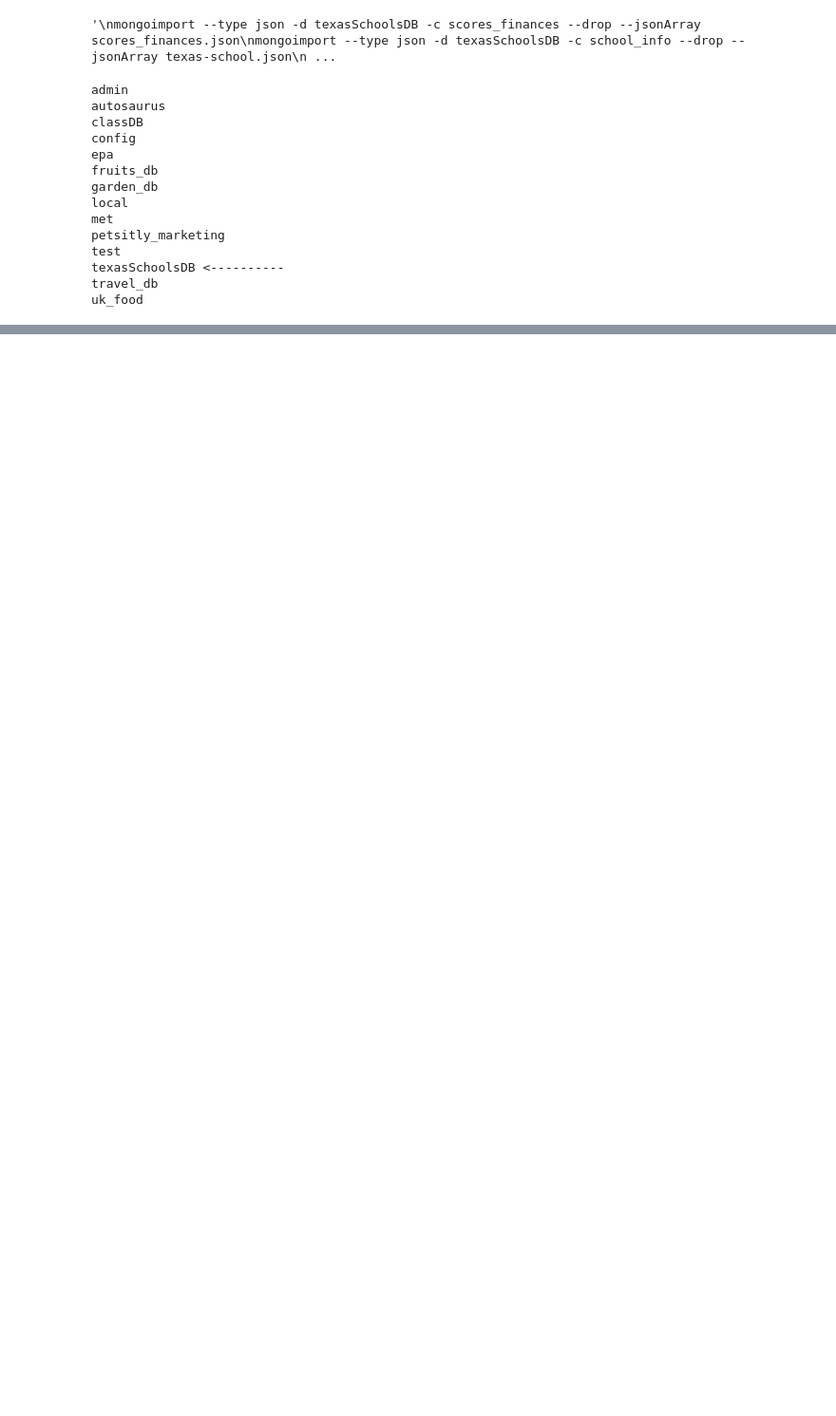
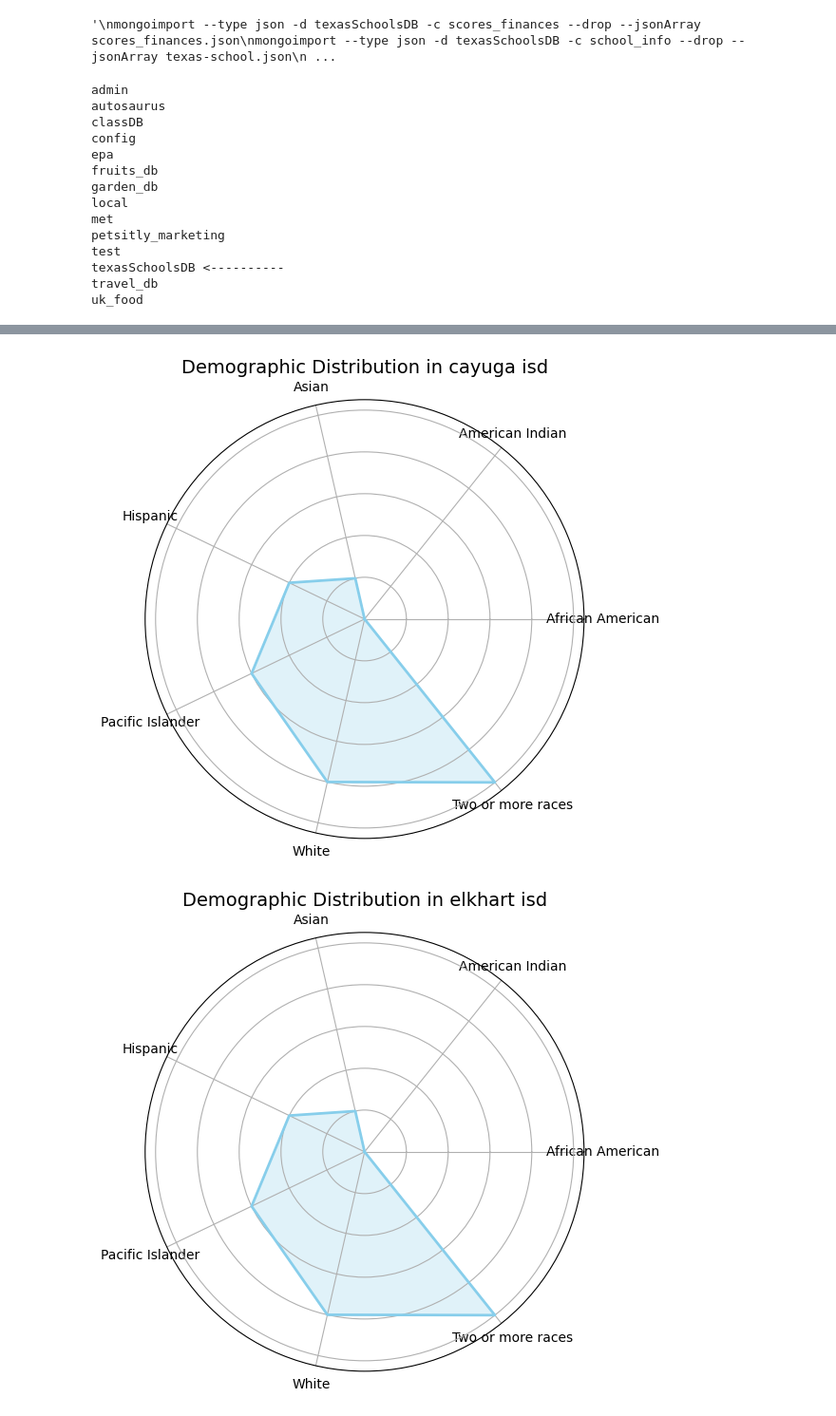
Before and after one commit to mariahmclelan/TexasISDs_Geolocations, a Jupyter notebook: mongomaps.ipynb, the cells around one changed output, grey strips where cells are left out. Shown at 95% size. Saved outputs shown, nothing was run; the diff lists cells and outputs as text; code cells hidden in the pictures; blank space fills up the shorter version.

```diff
--- a/mongomaps.ipynb
+++ b/mongomaps.ipynb
@@ -226,0 +254,62 @@ map_act_scores
+# %%
+
+# Retrieve data from MongoDB collection
+data_from_mongodb = demog.find({})
+
+
+# Example: Aggregate data by district
+district_data = {}
+for document in data_from_mongodb:
+    African_American =  document.get('%_African_American', 0)
+    American_Indian = document.get('%_American_Indian', 0)
+    Asian = document.get('%_Asian', 0)
+    Hispanic = document.get('% Hispanic', 0)
+    Pacific_Islander =  document.get('%_Pacific_Islander', 0)
+    White = document.get('%_White', 0)
+    Two_or_more_races = document.get('%_Two_or_More_Races', 0)
+    district = document.get('District_Name')
+
+    if district not in district_data:
+        district_data[district] = {
+            'African American': African_American,
+            'American Indian': American_Indian,
+            'Asian': Asian,
+            'Hispanic': Hispanic,
+            'Pacific Islander': Pacific_Islander,
+            'White': White,
+            'Two or more races': Two_or_more_races
+        }
+
+# Generate comparative radar charts for each district (limit to the first 5 districts)
+counter = 0
+for district, demographics in district_data.items():
+    if counter >= 5:
+        break
+
+    plt.figure(figsize=(8, 6))
+
+    # Radar chart parameters
+    labels = list(demographics.keys())
+    values = list(demographics.values())
+    num_vars = len(labels)
+
+    # Compute angle for each axis
+    angles = np.linspace(0, 2 * np.pi, num_vars, endpoint=False).tolist()
+
+    # The plot is a circle, so we need to "complete the loop" and append the start at the end.
+    values += values[:1]
+    angles += angles[:1]
+
+    # Plot
+    ax = plt.subplot(111, polar=True)
+    ax.fill(angles, values, color='skyblue', alpha=0.25)
+    ax.plot(angles, values, color='skyblue', linewidth=2)  # Plotting the outline
+    ax.set_yticklabels([])
+    ax.set_xticks(angles[:-1])
+    ax.set_xticklabels(labels, fontsize=10)  # Adjust font size of labels
+    plt.title(f'Demographic Distribution in {district}', fontsize=14)  # Adjust title font size
+    plt.show()
+    counter += 1
+# %% [output]
+[figure, added]
+[figure, added]
```
Also changed, not shown: parts of 7 cells of this notebook, 1 other file.
